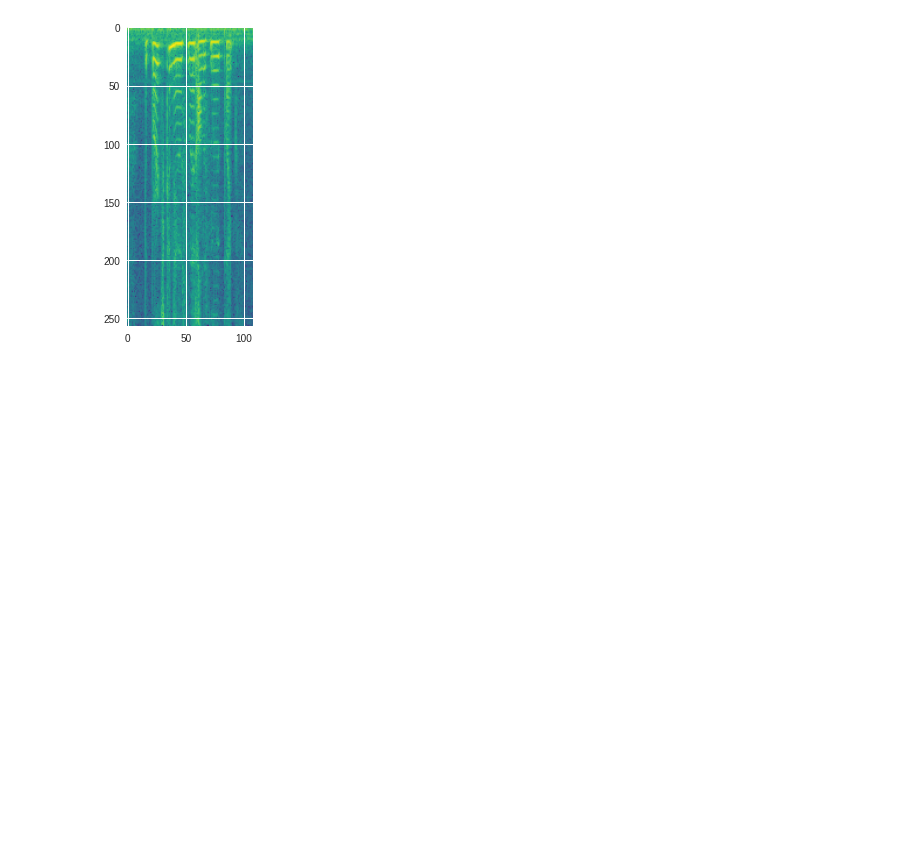
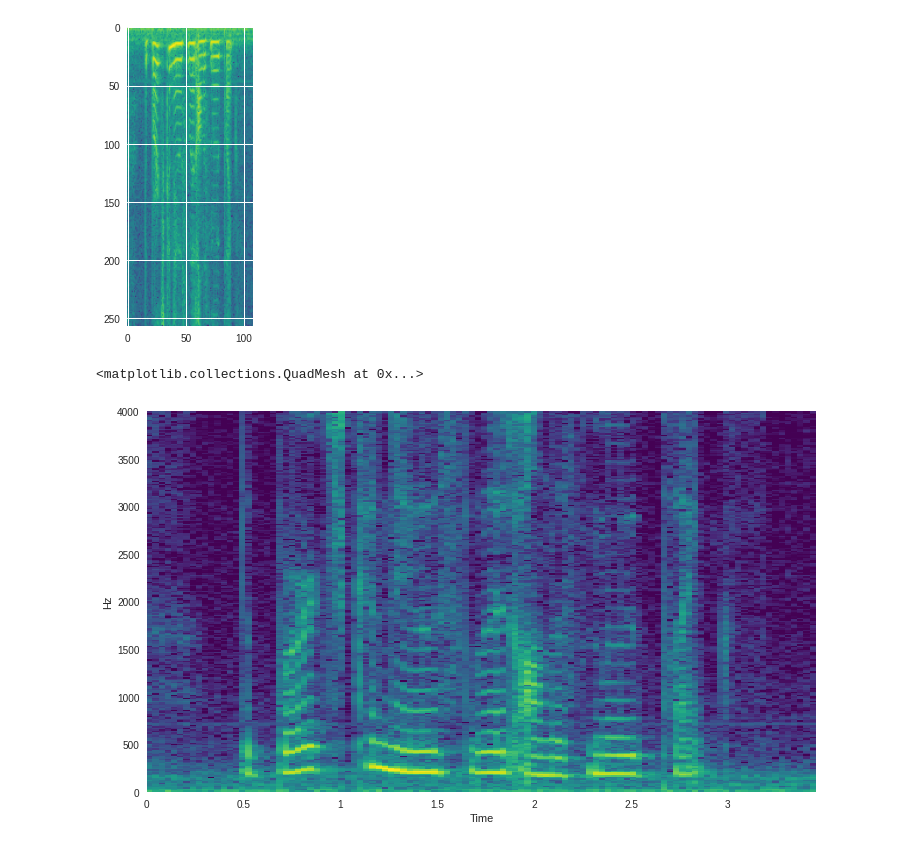
Before and after one commit to cattaneoluca/ML_for_audio, a Jupyter notebook: seminar_1/seminar_1.ipynb, the cells around one changed output. Drawn from its saved outputs; the diff is of its cells as text; code cells hidden in the pictures; blank space fills up the shorter version.

```diff
--- a/seminar_1/seminar_1.ipynb
+++ b/seminar_1/seminar_1.ipynb
@@ -160,3 +160,13 @@ plt.imshow(10*np.log10(pow_frames), cmap='viridis')
 # %% [output]
 <matplotlib.image.AxesImage at 0x...>
 [figure]
+# %%
+# computing with LIBROSA
+X = librosa.stft(signal, n_fft= NFFT, hop_length= hop_length, win_length= frame_length, window='hamming', center=False)
+Xmag = librosa.amplitude_to_db(np.abs(X))
+
+plt.figure(figsize=(12,7))
+librosa.display.specshow(Xmag, sr=sample_rate, hop_length= hop_length, x_axis='time', y_axis='linear', cmap='viridis')
+# %% [output]
+<matplotlib.collections.QuadMesh at 0x...>
+[figure, added]
```
